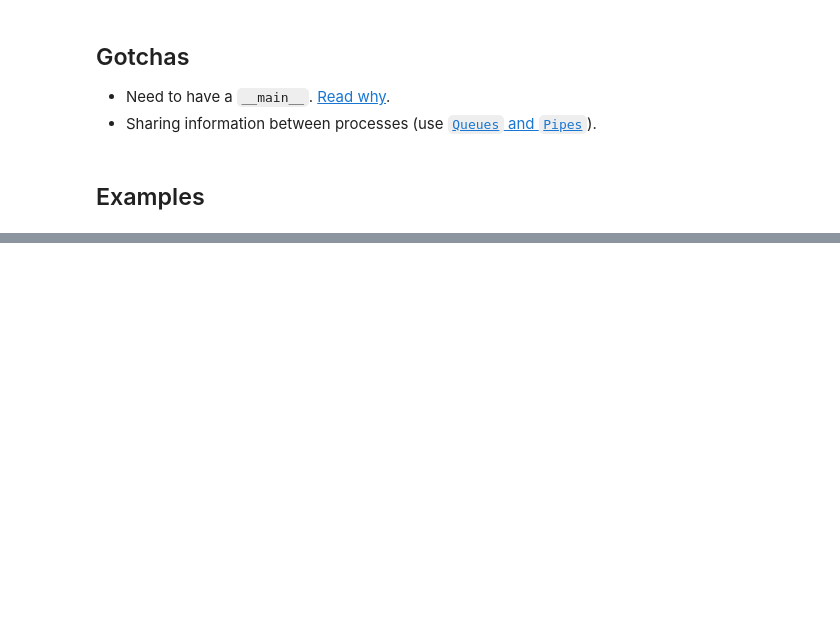
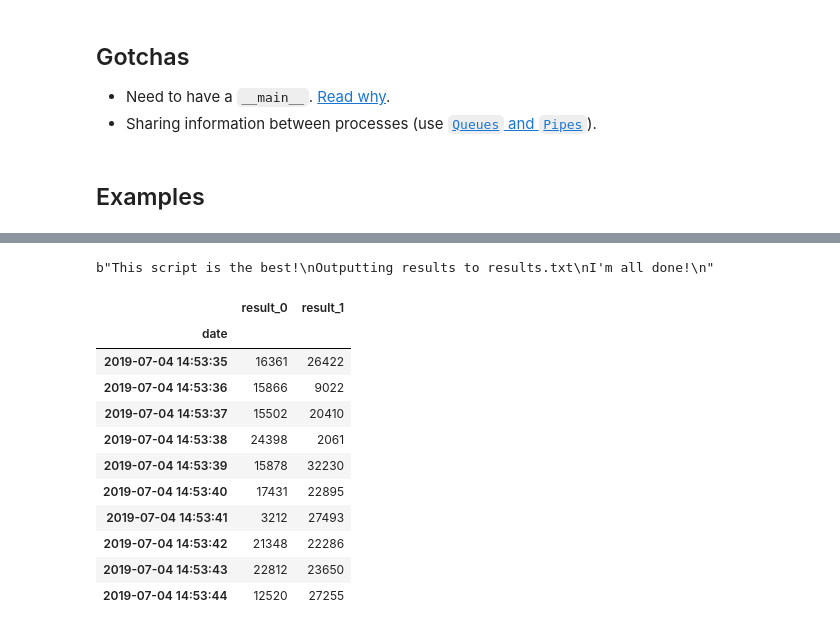
Before and after one commit to OZAstroComputingResources/MQCoffee-CodeResources, a Jupyter notebook: MultiProcessing/MultiProcessing.ipynb, the cells around one changed output, grey strips where cells are left out. Saved outputs shown, nothing was run; the diff lists cells and outputs as text; code cells hidden in the pictures; blank space fills up the shorter version.

```diff
--- a/MultiProcessing/MultiProcessing.ipynb
+++ b/MultiProcessing/MultiProcessing.ipynb
@@ -91,0 +120,17 @@ Two big players:
+# %%
+import subprocess
+import shutil
+
+bash = shutil.which('bash')
+
+# Name of my script
+my_super_script = 'long-running-script-with-output.sh'
+
+cmd = [bash, my_super_script]
+
+# Notice I will block and capture the output
+proc = subprocess.run(cmd, capture_output=True)
+
+proc.stdout
+# %% [output]
+b"This script is the best!\nOutputting results to results.txt\nI'm all done!\n"
@@ -91,0 +153,15 @@ Two big players:
+# %%
+df0
+# %% [output]
+|  | result_0 | result_1 |
+| date |  |  |
+| 2019-07-04 14:53:35 | 16361 | 26422 |
+| 2019-07-04 14:53:36 | 15866 | 9022 |
+| 2019-07-04 14:53:37 | 15502 | 20410 |
+| 2019-07-04 14:53:38 | 24398 | 2061 |
+| 2019-07-04 14:53:39 | 15878 | 32230 |
+| 2019-07-04 14:53:40 | 17431 | 22895 |
+| 2019-07-04 14:53:41 | 3212 | 27493 |
+| 2019-07-04 14:53:42 | 21348 | 22286 |
+| 2019-07-04 14:53:43 | 22812 | 23650 |
+| 2019-07-04 14:53:44 | 12520 | 27255 |
```
Also changed, not shown: parts of 6 cells of this notebook, 2 other files.
